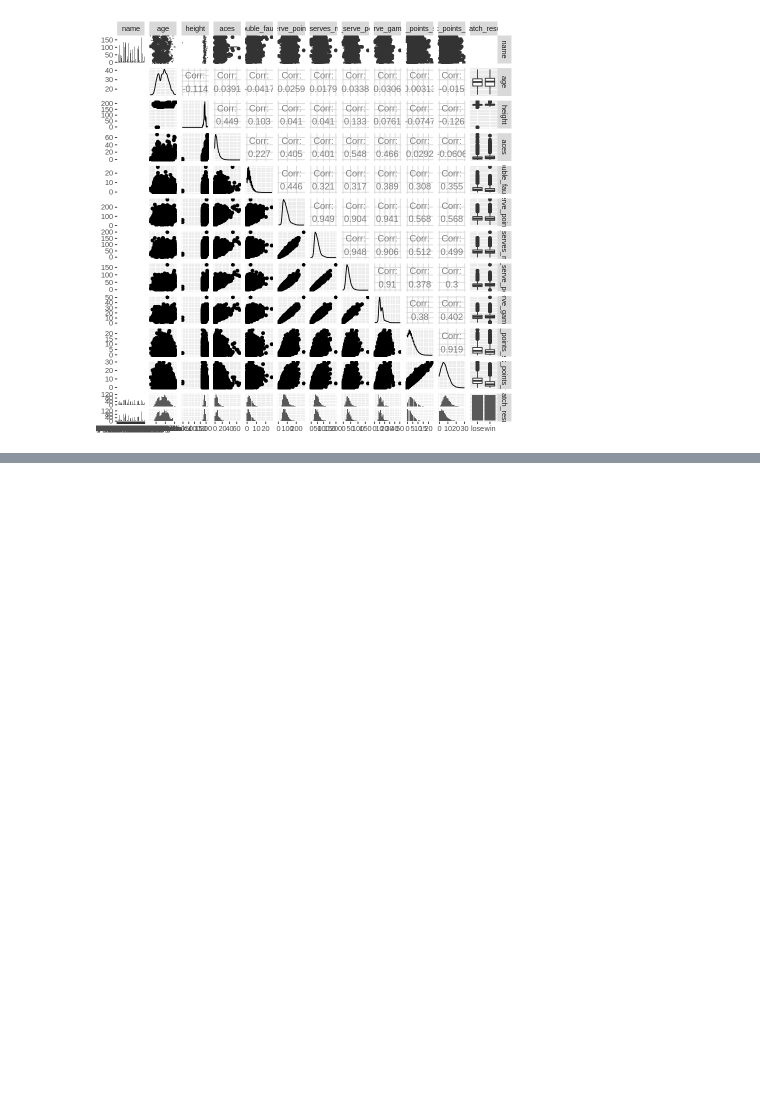
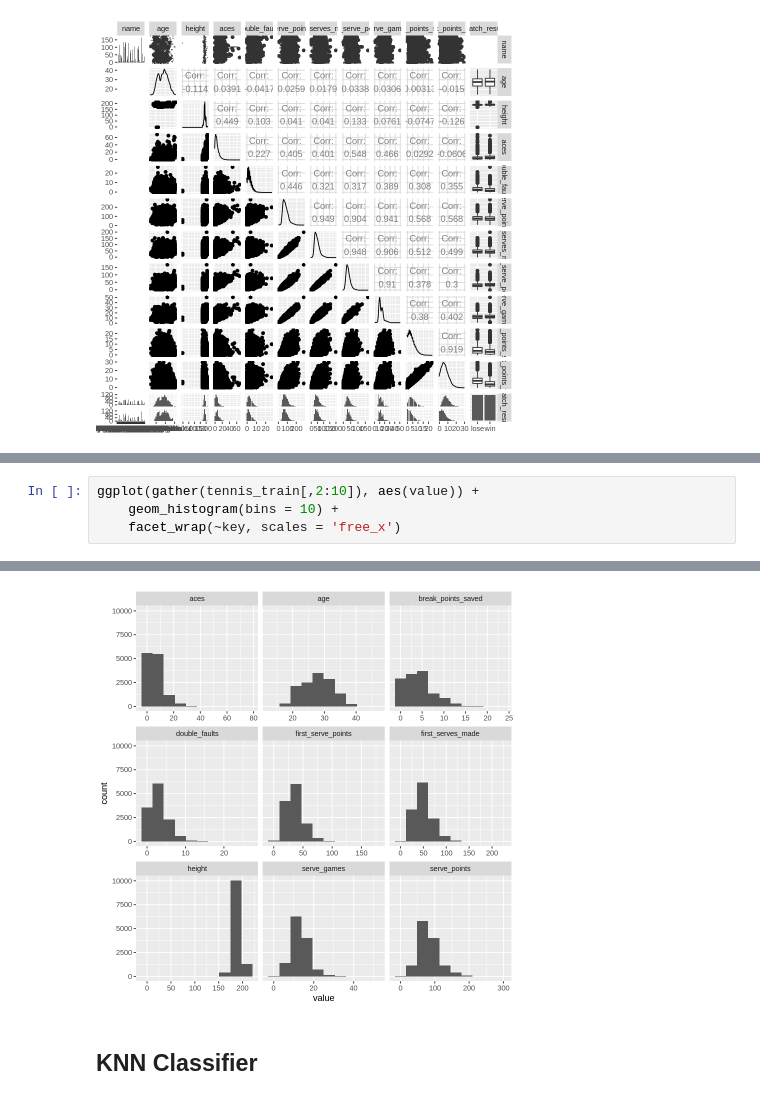
Before and after one commit to sleung124/DSCI100_group_proj, a Jupyter notebook: tennis_analysis.ipynb, the cells around one changed output, grey strips where cells are left out. Cells and saved outputs as stored; diff of their text form; blank space fills up the shorter version.

```diff
--- a/tennis_analysis.ipynb
+++ b/tennis_analysis.ipynb
@@ -209,0 +223,5 @@ Warning message:
+# %%
+ggplot(gather(tennis_train[,2:10]), aes(value)) +
+    geom_histogram(bins = 10) +
+    facet_wrap(~key, scales = 'free_x')
+# %% [output]
@@ -209,0 +230,3 @@ Warning message:
+[figure, added]
+# %% [markdown]
+## KNN Classifier
```
Also changed, not shown: parts of 5 cells of this notebook.
